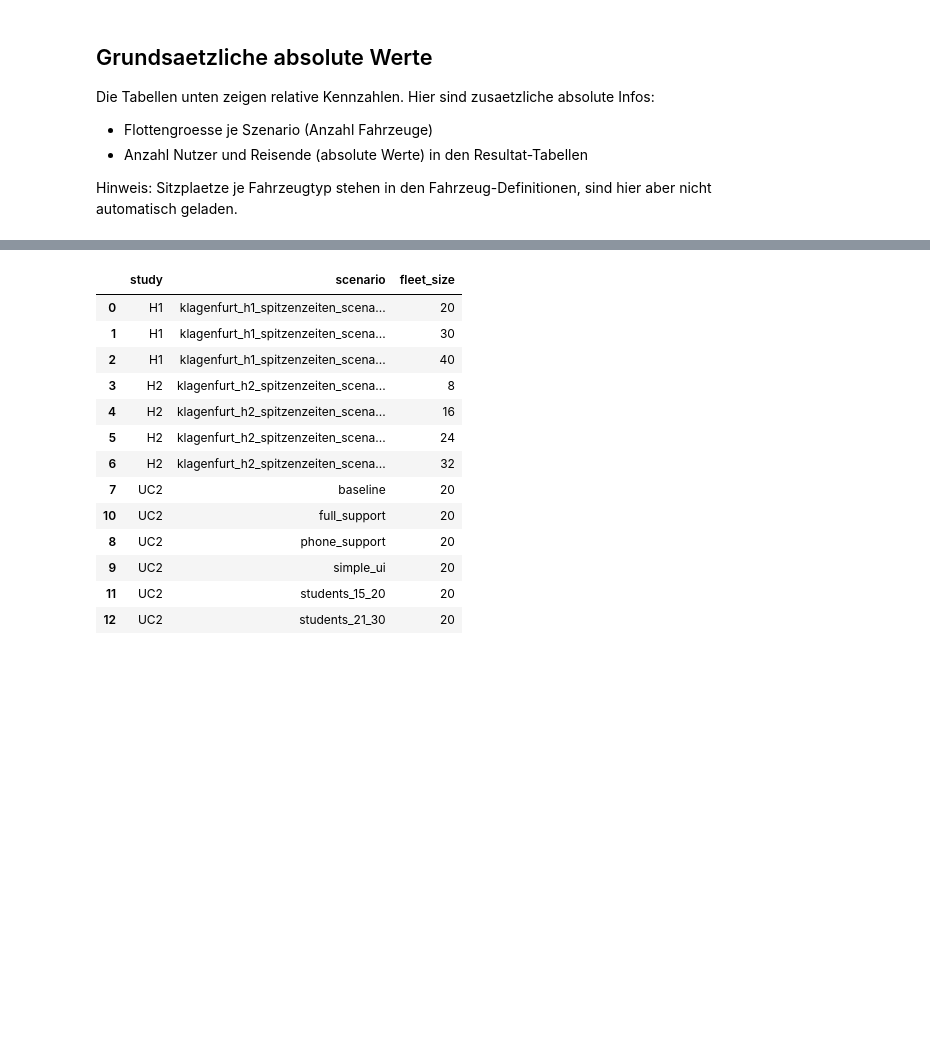
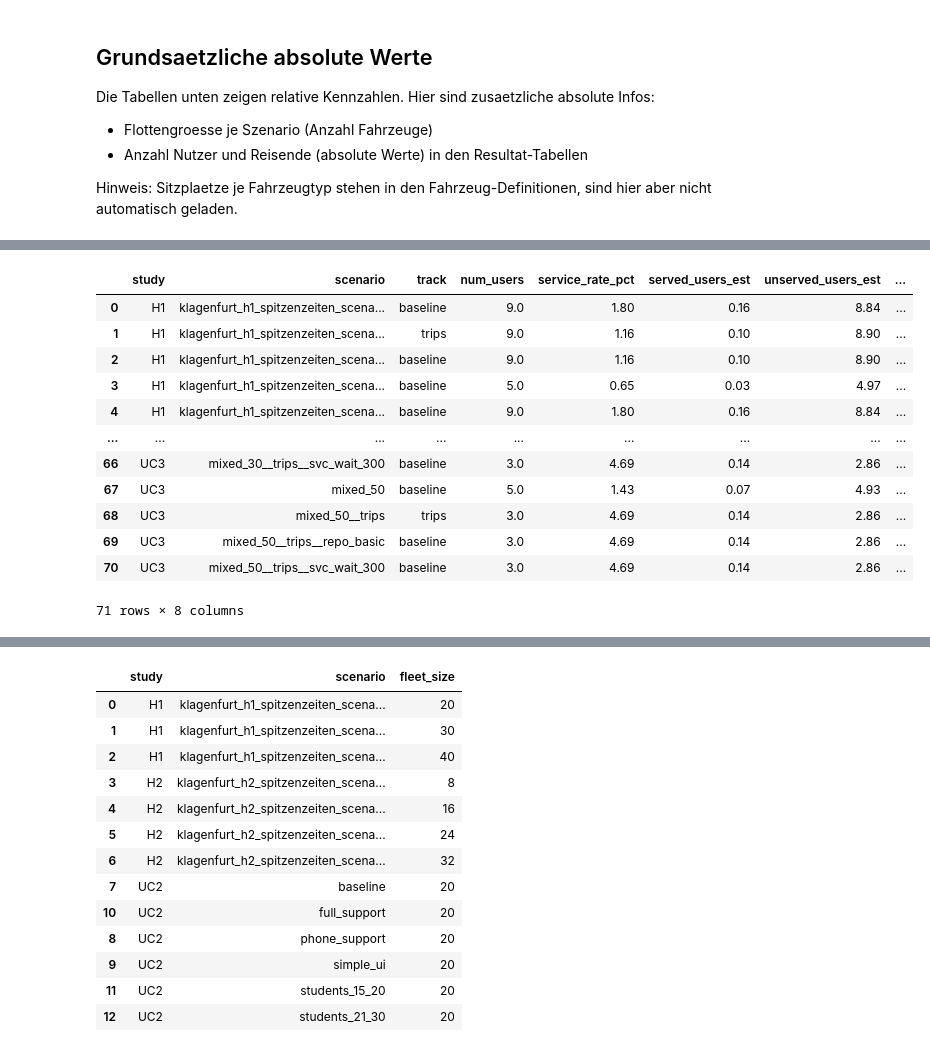
Before and after one commit to Createdd/fleet_hypothesistests, a Jupyter notebook: studies/CROSS_HYPOTHESIS_RESULTS_ANALYSIS.ipynb, the cells around one changed output, grey strips where cells are left out. Cells and saved outputs as stored; diff of their text form; code cells hidden in the pictures; blank space fills up the shorter version.

```diff
--- a/studies/CROSS_HYPOTHESIS_RESULTS_ANALYSIS.ipynb
+++ b/studies/CROSS_HYPOTHESIS_RESULTS_ANALYSIS.ipynb
@@ -87,0 +145,53 @@ Hinweis: Sitzplaetze je Fahrzeugtyp stehen in den Fahrzeug-Definitionen, sind hi
+# %%
+study_dirs = {
+    "H1": REPO_ROOT / "studies" / "klagenfurt_h1_spitzenzeiten_case_study" / "results",
+    "H2": REPO_ROOT / "studies" / "klagenfurt_h2_spitzenzeiten_case_study" / "results",
+    "UC2": REPO_ROOT / "studies" / "uc2_age_based" / "results",
+    "UC3": REPO_ROOT / "studies" / "uc3_accessibility" / "results",
+}
+
+abs_rows = []
+for label, results_dir in study_dirs.items():
+    df = load_case_results(results_dir)
+    if df.empty:
+        continue
+    df = add_track_cols(df)
+    df["served_users_est"] = df["num_users"] * df["service_rate_pct"] / 100.0
+    df["unserved_users_est"] = df["num_users"] - df["served_users_est"]
+    df["study"] = label
+    abs_rows.append(
+        df[[
+            "study",
+            "scenario",
+            "track",
+            "num_users",
+            "service_rate_pct",
+            "served_users_est",
+            "unserved_users_est",
+            "num_travelers",
+        ]]
+    )
+
+if abs_rows:
+    abs_df = pd.concat(abs_rows, ignore_index=True)
+    abs_df = abs_df.sort_values(["study", "scenario", "track"]).reset_index(drop=True)
+    abs_df_round = abs_df.copy()
+    num_cols = abs_df_round.select_dtypes(include="number").columns
+    abs_df_round[num_cols] = abs_df_round[num_cols].round(2)
+    display(abs_df_round)
+else:
+    print("Keine absoluten Kennzahlen gefunden.")
+# %% [output]
+|  | study | scenario | track | num_users | service_rate_pct | served_users_est | unserved_users_est | ... |
+| 0 | H1 | klagenfurt_h1_spitzenzeiten_scena... | baseline | 9.0 | 1.80 | 0.16 | 8.84 | ... |
+| 1 | H1 | klagenfurt_h1_spitzenzeiten_scena... | trips | 9.0 | 1.16 | 0.10 | 8.90 | ... |
+| 2 | H1 | klagenfurt_h1_spitzenzeiten_scena... | baseline | 9.0 | 1.16 | 0.10 | 8.90 | ... |
+| 3 | H1 | klagenfurt_h1_spitzenzeiten_scena... | baseline | 5.0 | 0.65 | 0.03 | 4.97 | ... |
+| 4 | H1 | klagenfurt_h1_spitzenzeiten_scena... | baseline | 9.0 | 1.80 | 0.16 | 8.84 | ... |
+| ... | ... | ... | ... | ... | ... | ... | ... | ... |
+| 66 | UC3 | mixed_30__trips__svc_wait_300 | baseline | 3.0 | 4.69 | 0.14 | 2.86 | ... |
+| 67 | UC3 | mixed_50 | baseline | 5.0 | 1.43 | 0.07 | 4.93 | ... |
+| 68 | UC3 | mixed_50__trips | trips | 3.0 | 4.69 | 0.14 | 2.86 | ... |
+| 69 | UC3 | mixed_50__trips__repo_basic | baseline | 3.0 | 4.69 | 0.14 | 2.86 | ... |
+| 70 | UC3 | mixed_50__trips__svc_wait_300 | baseline | 3.0 | 4.69 | 0.14 | 2.86 | ... |
+71 rows × 8 columns
```
Also changed, not shown: parts of 4 cells of this notebook.
